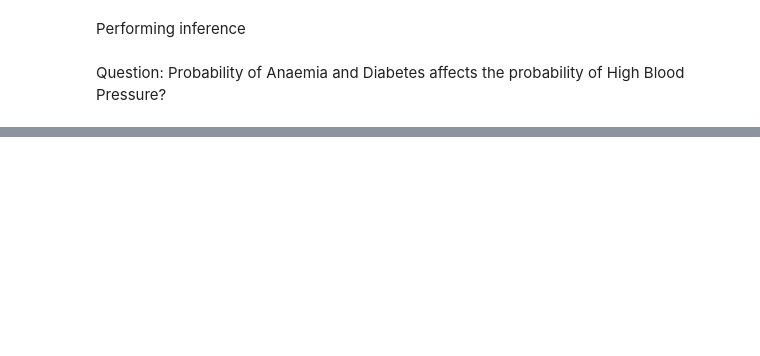
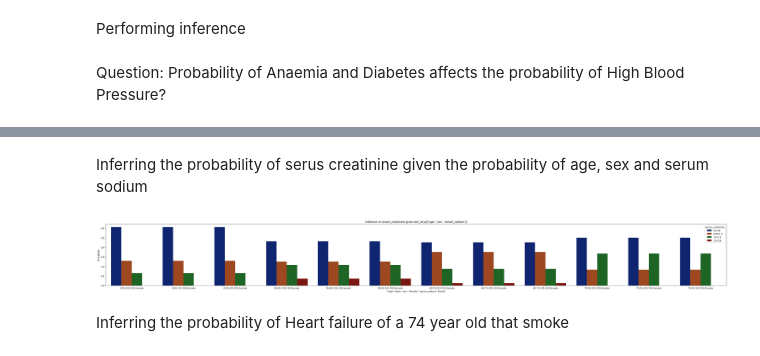
Before and after one commit to PtrTella/BayesianNetwork, a Jupyter notebook: CLASSIFY.ipynb, the cells around one changed output, grey strips where cells are left out. Cells and saved outputs as stored; diff of their text form; code cells hidden in the pictures; blank space fills up the shorter version.

```diff
--- a/CLASSIFY.ipynb
+++ b/CLASSIFY.ipynb
@@ -352 +330,13 @@ inference(['age','sex', 'serum_sodium'], 'serum_creatinine', network)
+# %% [markdown]
+Inferring the probability of serus creatinine given the probability of age, sex and serum sodium
+# %%
+evidences = {'age':None,'sex':'Female', 'serum_sodium':None}
+title = "Inference of serum_creatinine given {}".format(evidences.keys())
+
+inf  = inference(evidences, 'serum_creatinine', network)
+plot_bar(inf, title, evidences, 'serum_creatinine')
+# %% [output]
+[figure, added]
+# %% [markdown]
+Inferring the probability of Heart failure of a 74 year old that smoke
 # %%
```
Also changed, not shown: parts of 27 cells of this notebook.
